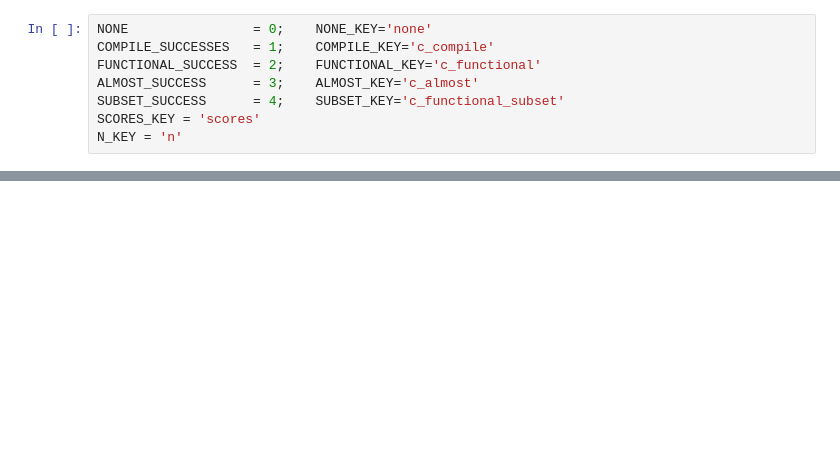
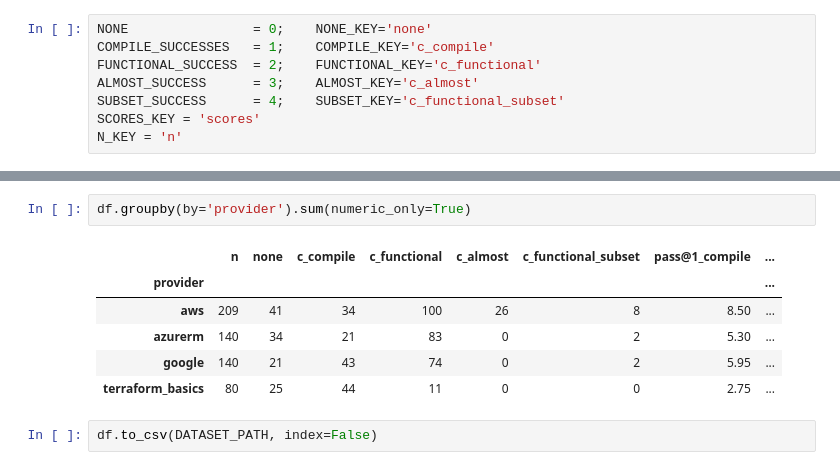
Before and after one commit to albemordo/evaluate, a Jupyter notebook: src/ComputeMetrics.ipynb, the cells around one changed output, grey strips where cells are left out. Drawn from its saved outputs; the diff is of its cells as text; blank space fills up the shorter version.

```diff
--- a/src/ComputeMetrics.ipynb
+++ b/src/ComputeMetrics.ipynb
@@ -41,0 +88,11 @@ K_KEY = f"pass@{K}"
+# %%
+df.groupby(by='provider').sum(numeric_only=True)
+# %% [output]
+|  | n | none | c_compile | c_functional | c_almost | c_functional_subset | pass@1_compile | ... |
+| provider |  |  |  |  |  |  |  | ... |
+| aws | 209 | 41 | 34 | 100 | 26 | 8 | 8.50 | ... |
+| azurerm | 140 | 34 | 21 | 83 | 0 | 2 | 5.30 | ... |
+| google | 140 | 21 | 43 | 74 | 0 | 2 | 5.95 | ... |
+| terraform_basics | 80 | 25 | 44 | 11 | 0 | 0 | 2.75 | ... |
+# %%
+df.to_csv(DATASET_PATH, index=False)
```
Also changed, not shown: parts of 8 cells of this notebook, 3 other files.
